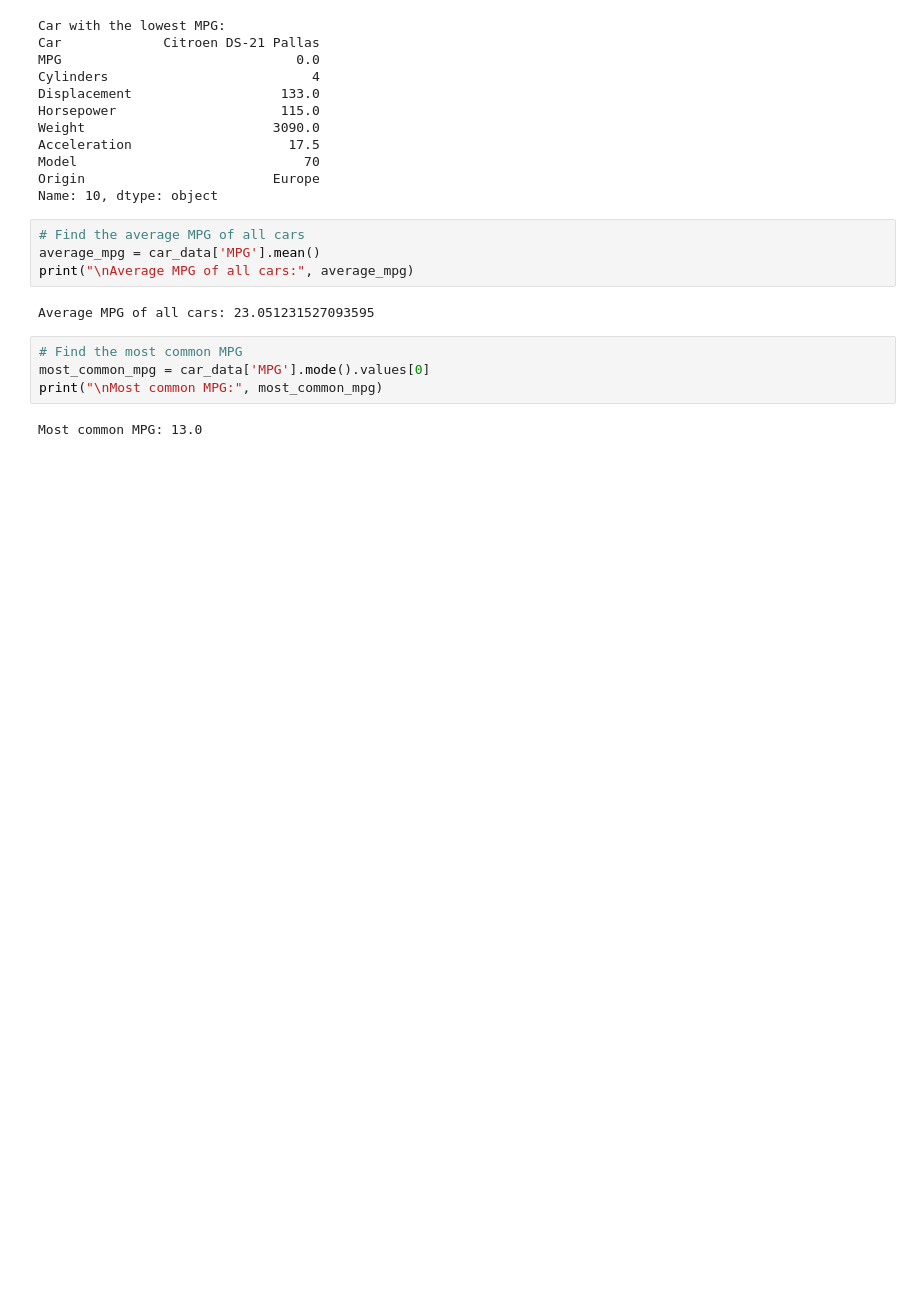
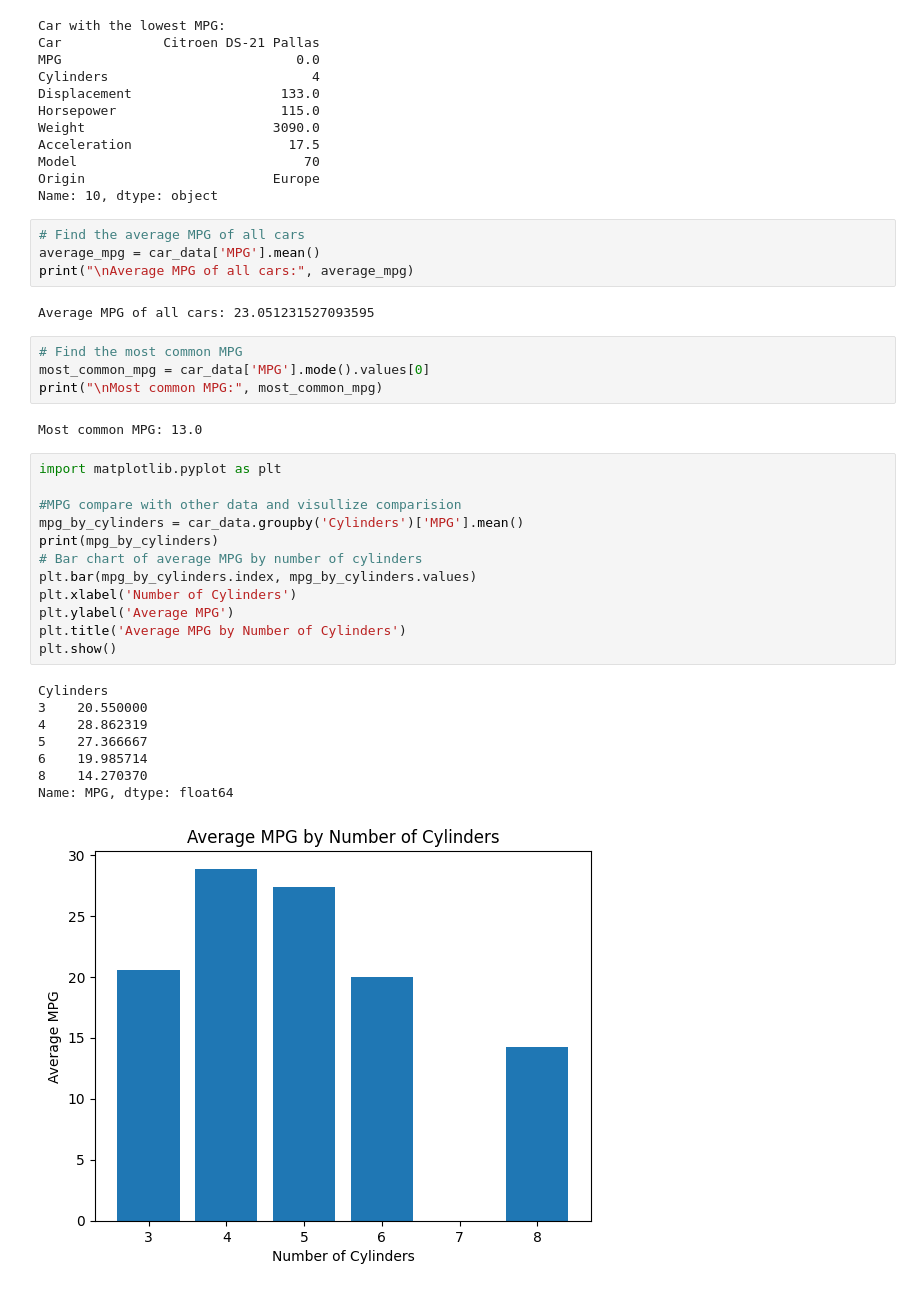
Before and after one commit to Nidhii269/MPG-Analyzerr, a Jupyter notebook: MPGAllTask.ipynb, the cells around one changed output. Cells and saved outputs as stored; diff of their text form; blank space fills up the shorter version.

```diff
--- a/MPGAllTask.ipynb
+++ b/MPGAllTask.ipynb
@@ -58,3 +58,24 @@ most_common_mpg = car_data['MPG'].mode().values[0]
 print("\nMost common MPG:", most_common_mpg)
 # %% [output]
 Most common MPG: 13.0
+# %%
+import matplotlib.pyplot as plt
+
+#MPG compare with other data and visullize comparision
+mpg_by_cylinders = car_data.groupby('Cylinders')['MPG'].mean()
+print(mpg_by_cylinders)
+# Bar chart of average MPG by number of cylinders
+plt.bar(mpg_by_cylinders.index, mpg_by_cylinders.values)
+plt.xlabel('Number of Cylinders')
+plt.ylabel('Average MPG')
+plt.title('Average MPG by Number of Cylinders')
+plt.show()
+# %% [output]
+Cylinders
+3    20.550000
+4    28.862319
+5    27.366667
+6    19.985714
+8    14.270370
+Name: MPG, dtype: float64
+[figure, added]
```
Also changed, not shown: parts of 2 cells of this notebook.
